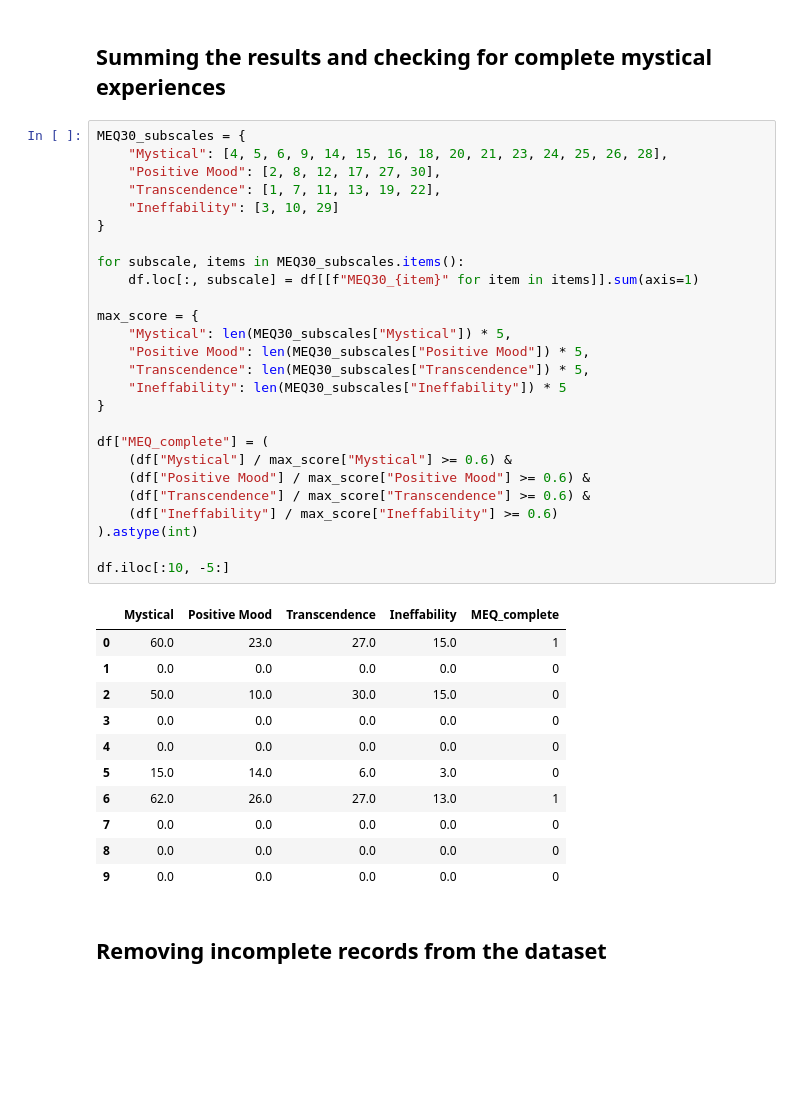
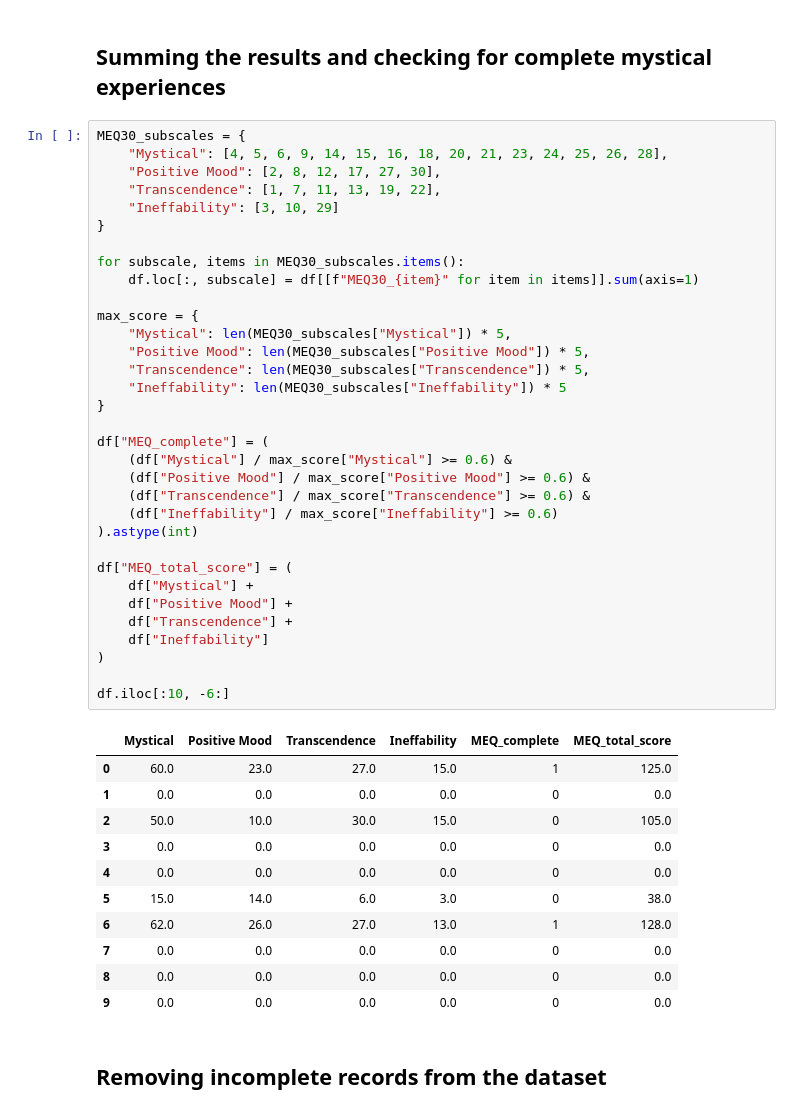
Before and after one commit to michal-owsiak/swps-university-research-part-II, a Jupyter notebook: linguistic_analysis.ipynb, the cells around one changed output. Cells and saved outputs as stored; diff of their text form; blank space fills up the shorter version.

```diff
--- a/linguistic_analysis.ipynb
+++ b/linguistic_analysis.ipynb
@@ -77,41 +77,48 @@ df[meq30_columns] = df[meq30_columns].replace(replacement_mapping)
 # %%
 MEQ30_subscales = {
     "Mystical": [4, 5, 6, 9, 14, 15, 16, 18, 20, 21, 23, 24, 25, 26, 28],
     "Positive Mood": [2, 8, 12, 17, 27, 30],
     "Transcendence": [1, 7, 11, 13, 19, 22],
     "Ineffability": [3, 10, 29]
 }
 
 for subscale, items in MEQ30_subscales.items():
     df.loc[:, subscale] = df[[f"MEQ30_{item}" for item in items]].sum(axis=1)
 
 max_score = {
     "Mystical": len(MEQ30_subscales["Mystical"]) * 5,
     "Positive Mood": len(MEQ30_subscales["Positive Mood"]) * 5,
     "Transcendence": len(MEQ30_subscales["Transcendence"]) * 5,
     "Ineffability": len(MEQ30_subscales["Ineffability"]) * 5
 }
 
 df["MEQ_complete"] = (
     (df["Mystical"] / max_score["Mystical"] >= 0.6) &
     (df["Positive Mood"] / max_score["Positive Mood"] >= 0.6) &
     (df["Transcendence"] / max_score["Transcendence"] >= 0.6) &
     (df["Ineffability"] / max_score["Ineffability"] >= 0.6)
 ).astype(int)
 
-df.iloc[:10, -5:]
+df["MEQ_total_score"] = (
+    df["Mystical"] +
+    df["Positive Mood"] +
+    df["Transcendence"] +
+    df["Ineffability"]
+)
+
+df.iloc[:10, -6:]
 # %% [output]
-|  | Mystical | Positive Mood | Transcendence | Ineffability | MEQ_complete |
-| 0 | 60.0 | 23.0 | 27.0 | 15.0 | 1 |
-| 1 | 0.0 | 0.0 | 0.0 | 0.0 | 0 |
-| 2 | 50.0 | 10.0 | 30.0 | 15.0 | 0 |
-| 3 | 0.0 | 0.0 | 0.0 | 0.0 | 0 |
-| 4 | 0.0 | 0.0 | 0.0 | 0.0 | 0 |
-| 5 | 15.0 | 14.0 | 6.0 | 3.0 | 0 |
-| 6 | 62.0 | 26.0 | 27.0 | 13.0 | 1 |
-| 7 | 0.0 | 0.0 | 0.0 | 0.0 | 0 |
-| 8 | 0.0 | 0.0 | 0.0 | 0.0 | 0 |
-| 9 | 0.0 | 0.0 | 0.0 | 0.0 | 0 |
+|  | Mystical | Positive Mood | Transcendence | Ineffability | MEQ_complete | MEQ_total_score |
+| 0 | 60.0 | 23.0 | 27.0 | 15.0 | 1 | 125.0 |
+| 1 | 0.0 | 0.0 | 0.0 | 0.0 | 0 | 0.0 |
+| 2 | 50.0 | 10.0 | 30.0 | 15.0 | 0 | 105.0 |
+| 3 | 0.0 | 0.0 | 0.0 | 0.0 | 0 | 0.0 |
+| 4 | 0.0 | 0.0 | 0.0 | 0.0 | 0 | 0.0 |
+| 5 | 15.0 | 14.0 | 6.0 | 3.0 | 0 | 38.0 |
+| 6 | 62.0 | 26.0 | 27.0 | 13.0 | 1 | 128.0 |
+| 7 | 0.0 | 0.0 | 0.0 | 0.0 | 0 | 0.0 |
+| 8 | 0.0 | 0.0 | 0.0 | 0.0 | 0 | 0.0 |
+| 9 | 0.0 | 0.0 | 0.0 | 0.0 | 0 | 0.0 |
 # %% [markdown]
 ## **Removing incomplete records from the dataset**
 # %%
```
Also changed, not shown: parts of 3 cells of this notebook, 1 other file.
